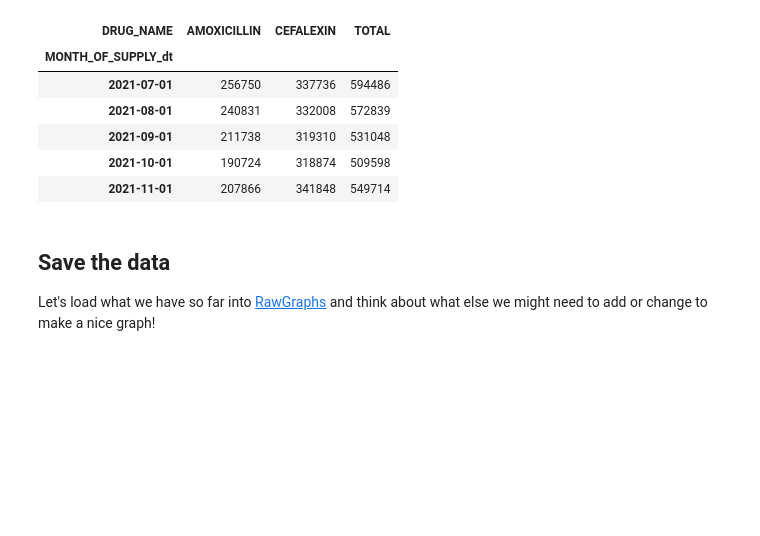
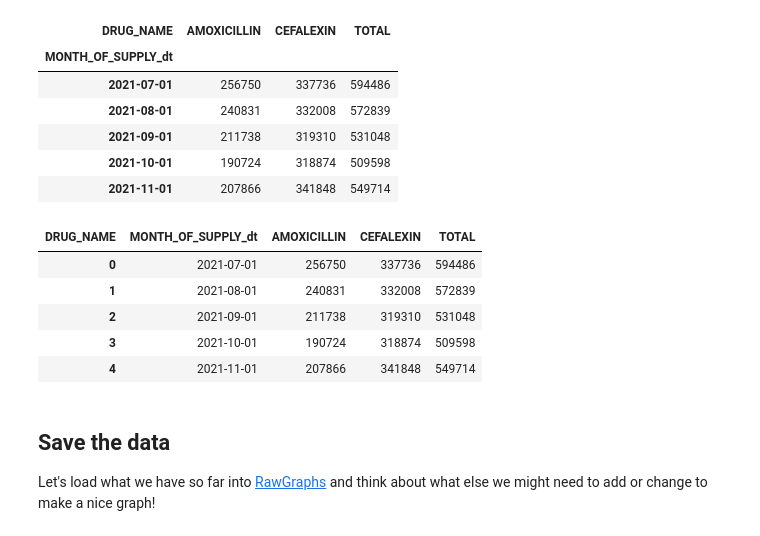
Before and after one commit to p-stehlik/StudentNotebooks, a Jupyter notebook: PBSTimeSeries.ipynb, the cells around one changed output. Saved outputs shown, nothing was run; the diff lists cells and outputs as text; code cells hidden in the pictures; blank space fills up the shorter version.

```diff
--- a/PBSTimeSeries.ipynb
+++ b/PBSTimeSeries.ipynb
@@ -363,6 +366,19 @@ scriptCount_RxType_table.head()
 | 2021-09-01 | 211738 | 319310 | 531048 |
 | 2021-10-01 | 190724 | 318874 | 509598 |
 | 2021-11-01 | 207866 | 341848 | 549714 |
+# %%
+# First covert your table back to a df - just easier to do stuff with
+# Convert the pivot table (which is a DataFrame with an index) to a regular DataFrame
+df_scriptCount_RxType = scriptCount_RxType_table.reset_index()
+
+df_scriptCount_RxType.head()
+# %% [output]
+| DRUG_NAME | MONTH_OF_SUPPLY_dt | AMOXICILLIN | CEFALEXIN | TOTAL |
+| 0 | 2021-07-01 | 256750 | 337736 | 594486 |
+| 1 | 2021-08-01 | 240831 | 332008 | 572839 |
+| 2 | 2021-09-01 | 211738 | 319310 | 531048 |
+| 3 | 2021-10-01 | 190724 | 318874 | 509598 |
+| 4 | 2021-11-01 | 207866 | 341848 | 549714 |
 # %% [markdown]
 ## Save the data
 
```
Also changed, not shown: parts of 21 cells of this notebook.
